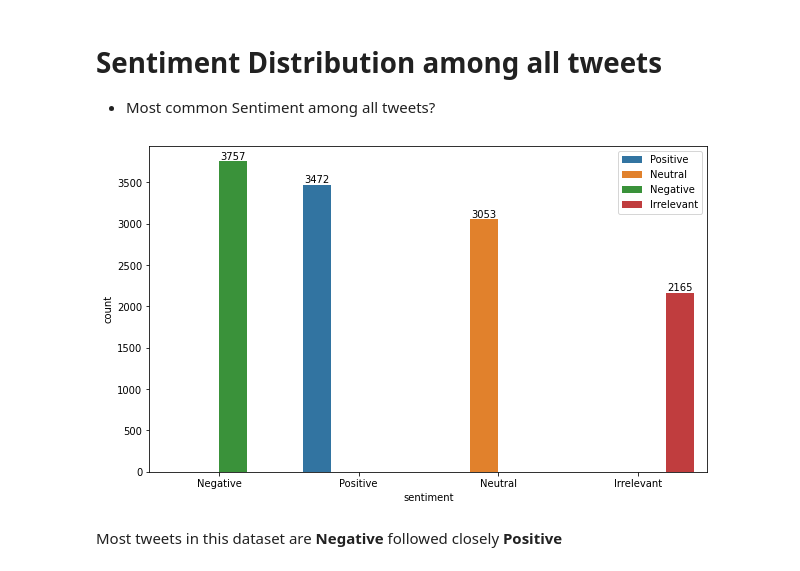
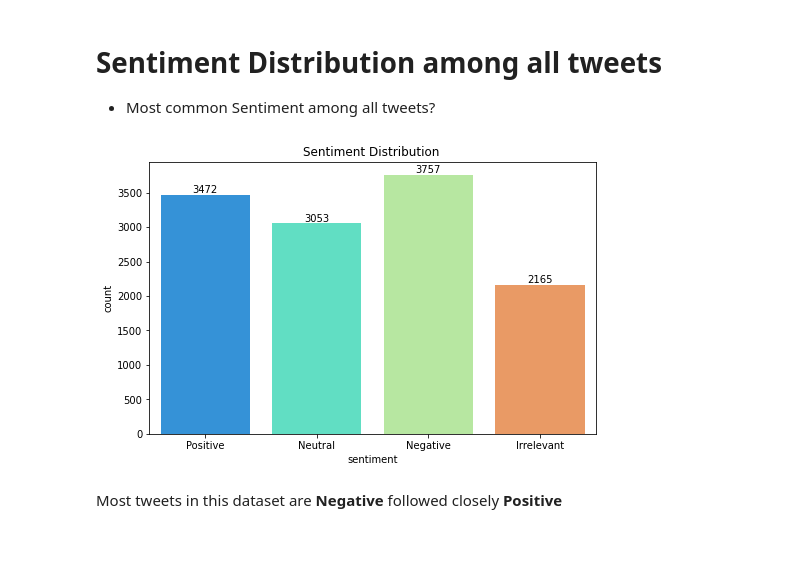
Before and after one commit to siddh30/Twitter-Sentiment-Analysis, a Jupyter notebook: EDA.ipynb, the cells around one changed output. Cells and saved outputs as stored; diff of their text form; code cells hidden in the pictures; blank space fills up the shorter version.

```diff
--- a/EDA.ipynb
+++ b/EDA.ipynb
@@ -43,17 +42,14 @@ df
 
 - Most common Sentiment among all tweets?
 # %%
-plt.figure(figsize=(10,6))
-
-ax = sns.countplot(df["sentiment"], hue=df["sentiment"],
-                   order = df["sentiment"].value_counts().index)
+plt.figure(figsize=(8,5))
+ax = sns.countplot(x='sentiment',data=df, palette='rainbow')
+plt.title("Sentiment Distribution ")
 
 for container in ax.containers:
     ax.bar_label(container)
-
-a=ax.legend()
 # %% [output]
-[figure, old version]
+[figure, new version]
 # %% [markdown]
 Most tweets in this dataset are **Negative** followed closely **Positive**
 # %% [markdown]
```
Also changed, not shown: parts of 1 cell of this notebook, 3 other files.
